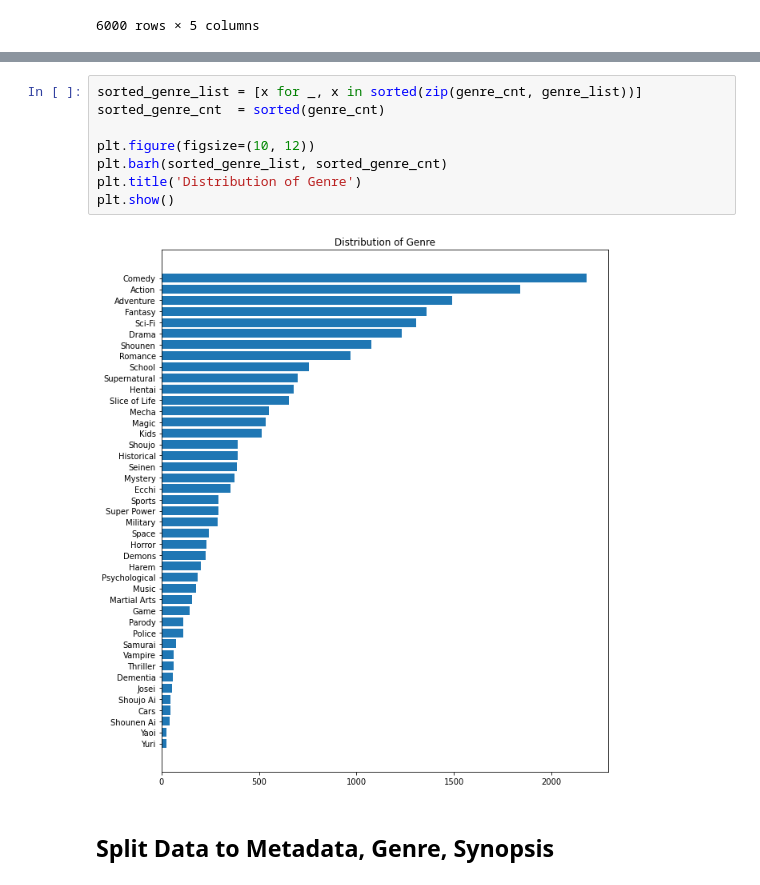
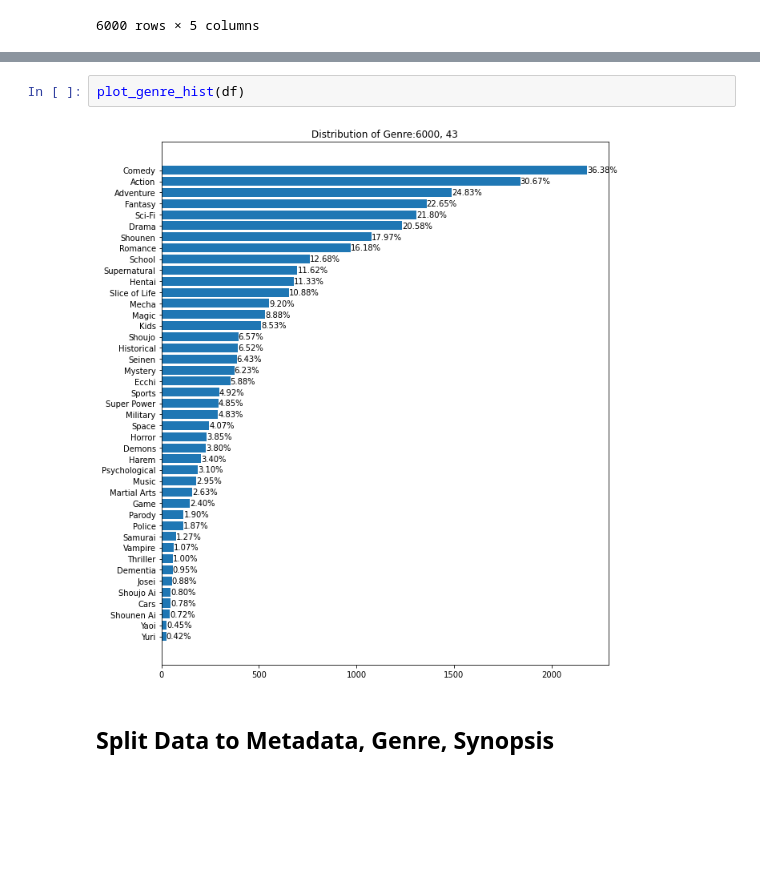
Before and after one commit to yh08037/anime-genre-classification, a Jupyter notebook: clean_data/clean_data.ipynb, the cells around one changed output, grey strips where cells are left out. Saved outputs shown, nothing was run; the diff lists cells and outputs as text; blank space fills up the shorter version.

```diff
--- a/clean_data/clean_data.ipynb
+++ b/clean_data/clean_data.ipynb
@@ -275,13 +330,7 @@ for genre in genre_list:
-# %%
-sorted_genre_list = [x for _, x in sorted(zip(genre_cnt, genre_list))]
-sorted_genre_cnt  = sorted(genre_cnt)
-
-plt.figure(figsize=(10, 12))
-plt.barh(sorted_genre_list, sorted_genre_cnt)
-plt.title('Distribution of Genre')
-plt.show()
-# %% [output]
-[figure, removed]
+# %%
+plot_genre_hist(df)
+# %% [output]
+[figure, added]
 # %% [markdown]
 ## Split Data to Metadata, Genre, Synopsis
 # %%
```
Also changed, not shown: parts of 16 cells of this notebook, 24 other files.
